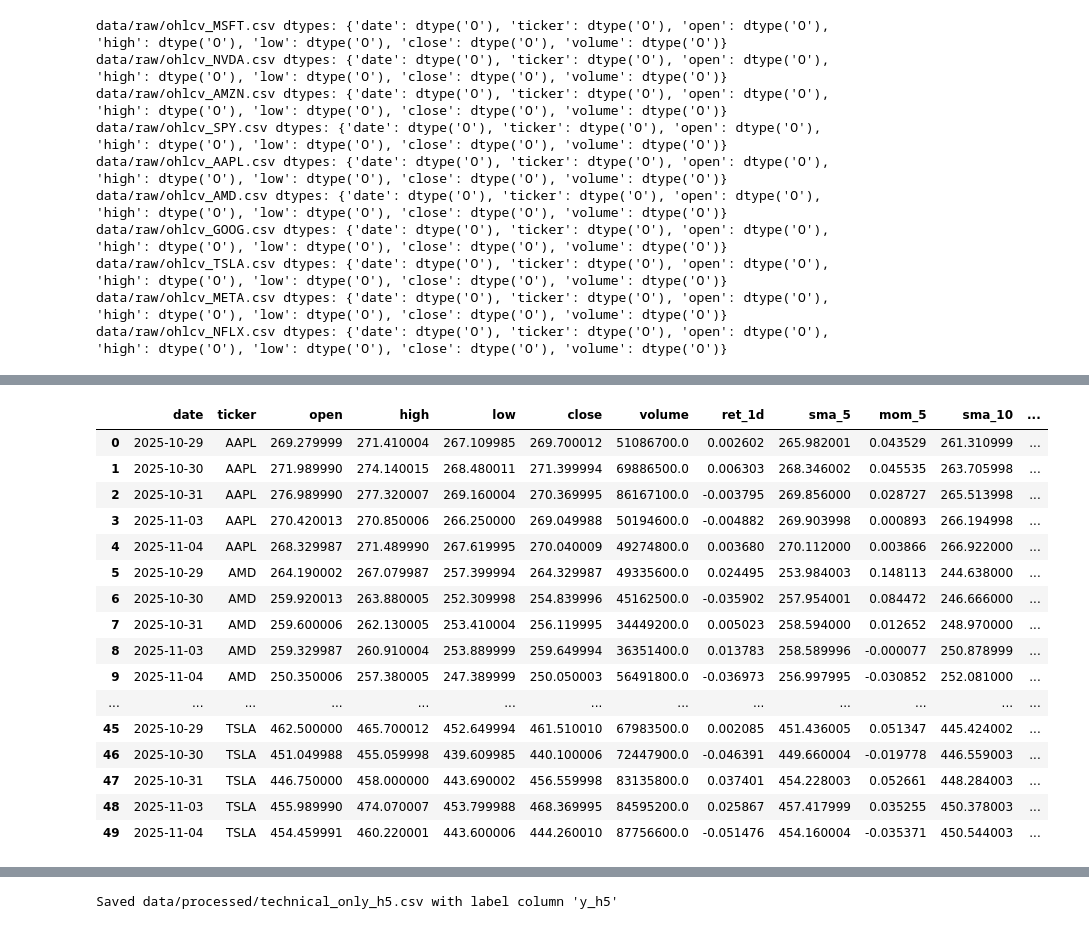
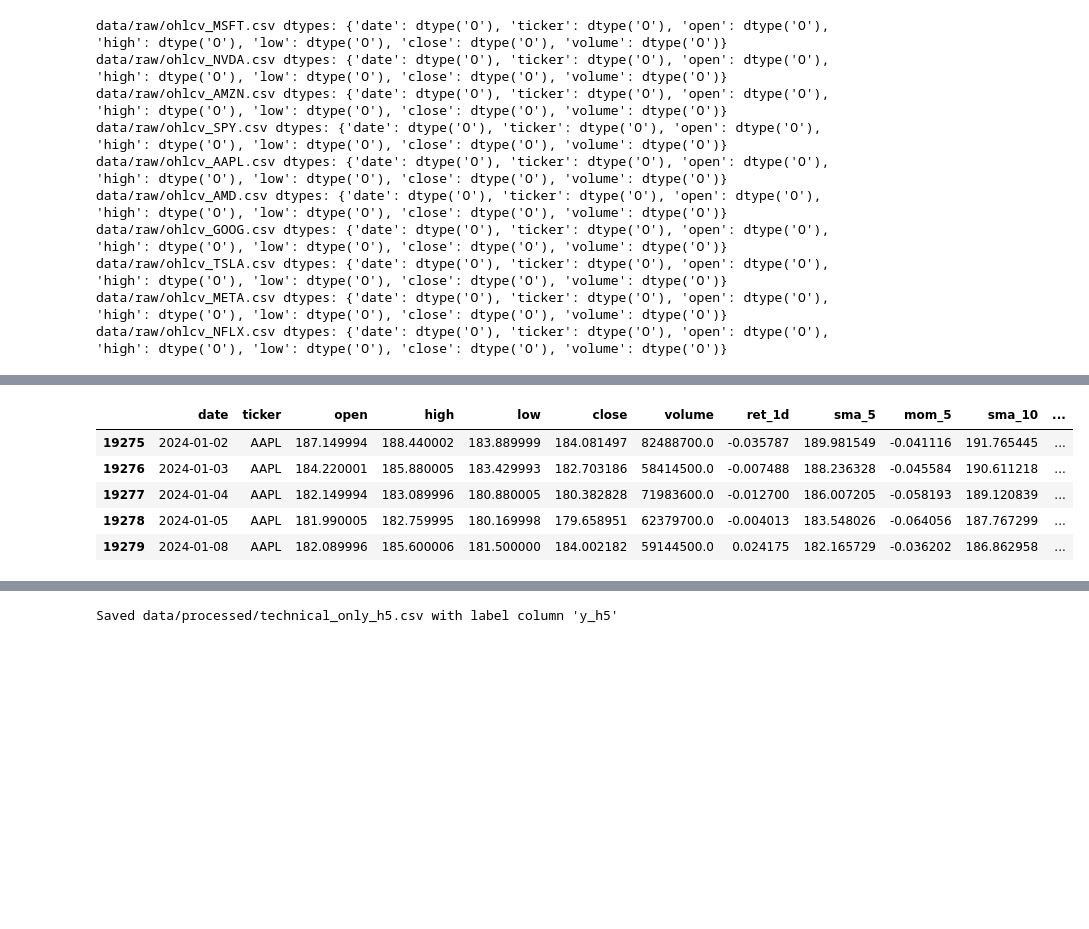
Before and after one commit to rosaliemassein/ML-Stock-Prediction, a Jupyter notebook: cs229-sentiment-vs-tech-starter/notebooks/EDA_Baseline-FinalResult.ipynb, the cells around one changed output, grey strips where cells are left out. Saved outputs shown, nothing was run; the diff lists cells and outputs as text; code cells hidden in the pictures; blank space fills up the shorter version.

```diff
--- a/cs229-sentiment-vs-tech-starter/notebooks/EDA_Baseline-FinalResult.ipynb
+++ b/cs229-sentiment-vs-tech-starter/notebooks/EDA_Baseline-FinalResult.ipynb
@@ -135,28 +118,14 @@ import pandas as pd
 df = pd.read_csv("data/processed/technical_only.csv", parse_dates=["date"]).sort_values(["ticker","date"])
 
 # last 5 rows for each ticker
+"""
 tail_per_ticker = (df.groupby("ticker", group_keys=True)
                      .apply(lambda g: g.tail(5))
                      .reset_index(drop=True))
-tail_per_ticker
+tail_per_ticker.head(10)
+"""
+
+pass
-# %% [output]
-|  | date | ticker | open | high | low | close | volume | ret_1d | sma_5 | mom_5 | sma_10 | ... |
-| 0 | 2025-10-29 | AAPL | 269.279999 | 271.410004 | 267.109985 | 269.700012 | 51086700.0 | 0.002602 | 265.982001 | 0.043529 | 261.310999 | ... |
-| 1 | 2025-10-30 | AAPL | 271.989990 | 274.140015 | 268.480011 | 271.399994 | 69886500.0 | 0.006303 | 268.346002 | 0.045535 | 263.705998 | ... |
-| 2 | 2025-10-31 | AAPL | 276.989990 | 277.320007 | 269.160004 | 270.369995 | 86167100.0 | -0.003795 | 269.856000 | 0.028727 | 265.513998 | ... |
-| 3 | 2025-11-03 | AAPL | 270.420013 | 270.850006 | 266.250000 | 269.049988 | 50194600.0 | -0.004882 | 269.903998 | 0.000893 | 266.194998 | ... |
-| 4 | 2025-11-04 | AAPL | 268.329987 | 271.489990 | 267.619995 | 270.040009 | 49274800.0 | 0.003680 | 270.112000 | 0.003866 | 266.922000 | ... |
-| 5 | 2025-10-29 | AMD | 264.190002 | 267.079987 | 257.399994 | 264.329987 | 49335600.0 | 0.024495 | 253.984003 | 0.148113 | 244.638000 | ... |
-| 6 | 2025-10-30 | AMD | 259.920013 | 263.880005 | 252.309998 | 254.839996 | 45162500.0 | -0.035902 | 257.954001 | 0.084472 | 246.666000 | ... |
-| 7 | 2025-10-31 | AMD | 259.600006 | 262.130005 | 253.410004 | 256.119995 | 34449200.0 | 0.005023 | 258.594000 | 0.012652 | 248.970000 | ... |
-| 8 | 2025-11-03 | AMD | 259.329987 | 260.910004 | 253.889999 | 259.649994 | 36351400.0 | 0.013783 | 258.589996 | -0.000077 | 250.878999 | ... |
-| 9 | 2025-11-04 | AMD | 250.350006 | 257.380005 | 247.389999 | 250.050003 | 56491800.0 | -0.036973 | 256.997995 | -0.030852 | 252.081000 | ... |
-| ... | ... | ... | ... | ... | ... | ... | ... | ... | ... | ... | ... | ... |
-| 45 | 2025-10-29 | TSLA | 462.500000 | 465.700012 | 452.649994 | 461.510010 | 67983500.0 | 0.002085 | 451.436005 | 0.051347 | 445.424002 | ... |
-| 46 | 2025-10-30 | TSLA | 451.049988 | 455.059998 | 439.609985 | 440.100006 | 72447900.0 | -0.046391 | 449.660004 | -0.019778 | 446.559003 | ... |
-| 47 | 2025-10-31 | TSLA | 446.750000 | 458.000000 | 443.690002 | 456.559998 | 83135800.0 | 0.037401 | 454.228003 | 0.052661 | 448.284003 | ... |
-| 48 | 2025-11-03 | TSLA | 455.989990 | 474.070007 | 453.799988 | 468.369995 | 84595200.0 | 0.025867 | 457.417999 | 0.035255 | 450.378003 | ... |
-| 49 | 2025-11-04 | TSLA | 454.459991 | 460.220001 | 443.600006 | 444.260010 | 87756600.0 | -0.051476 | 454.160004 | -0.035371 | 450.544003 | ... |
 # %%
 import matplotlib.pyplot as plt
 
@@ -190,6 +159,15 @@ test_df  = df[df["date"] >= "2024-01-01"]
 
 X_train, y_train = train_df.drop(columns=["y"]), train_df["y"]
 X_test,  y_test  = test_df.drop(columns=["y"]),  test_df["y"]
+# %%
+test_df.head()
+# %% [output]
+|  | date | ticker | open | high | low | close | volume | ret_1d | sma_5 | mom_5 | sma_10 | ... |
+| 19275 | 2024-01-02 | AAPL | 187.149994 | 188.440002 | 183.889999 | 184.081497 | 82488700.0 | -0.035787 | 189.981549 | -0.041116 | 191.765445 | ... |
+| 19276 | 2024-01-03 | AAPL | 184.220001 | 185.880005 | 183.429993 | 182.703186 | 58414500.0 | -0.007488 | 188.236328 | -0.045584 | 190.611218 | ... |
+| 19277 | 2024-01-04 | AAPL | 182.149994 | 183.089996 | 180.880005 | 180.382828 | 71983600.0 | -0.012700 | 186.007205 | -0.058193 | 189.120839 | ... |
+| 19278 | 2024-01-05 | AAPL | 181.990005 | 182.759995 | 180.169998 | 179.658951 | 62379700.0 | -0.004013 | 183.548026 | -0.064056 | 187.767299 | ... |
+| 19279 | 2024-01-08 | AAPL | 182.089996 | 185.600006 | 181.500000 | 184.002182 | 59144500.0 | 0.024175 | 182.165729 | -0.036202 | 186.862958 | ... |
 # %%
 import os, numpy as np, pandas as pd
 os.environ["PYTHONPATH"] = os.getcwd()
```
Also changed, not shown: parts of 38 cells of this notebook, 28 other files.
